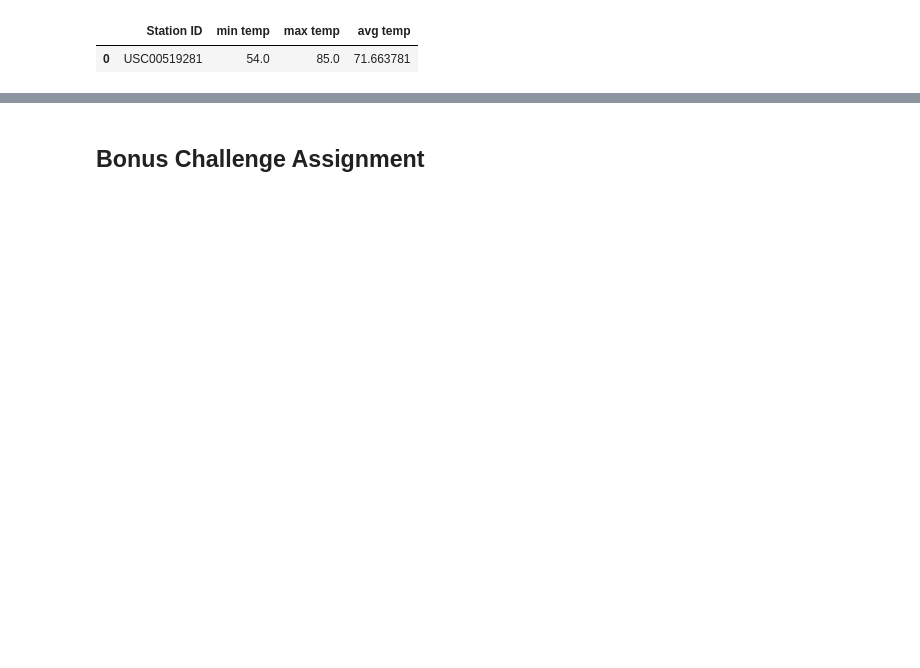
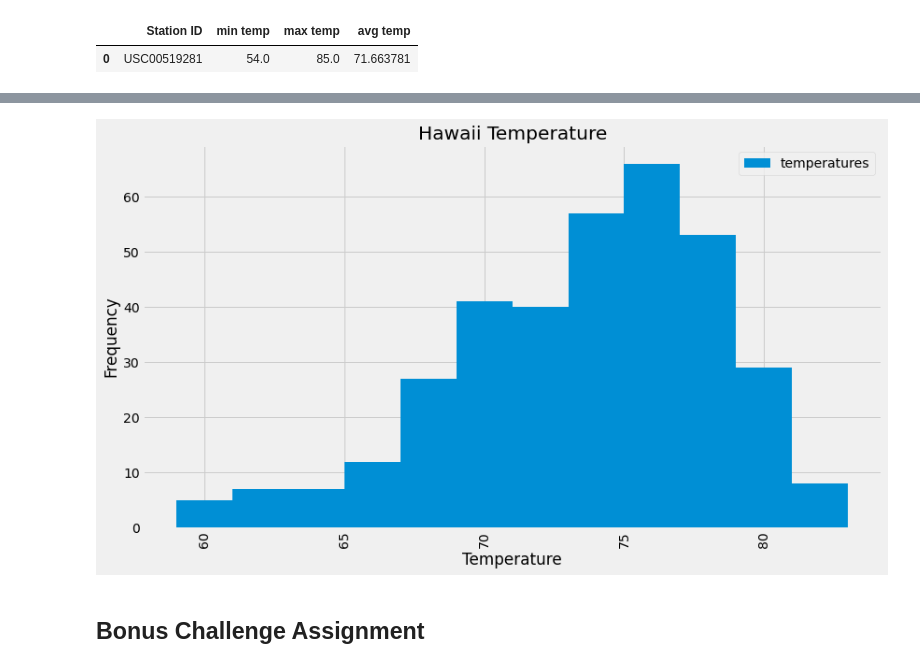
Before and after one commit to LeeProut/sqlalchemy-challenge, a Jupyter notebook: climate.ipynb, the cells around one changed output, grey strips where cells are left out. Drawn from its saved outputs; the diff is of its cells as text; code cells hidden in the pictures; blank space fills up the shorter version.

Commit message:
worked through histogram

```diff
--- a/climate.ipynb
+++ b/climate.ipynb
@@ -202,0 +193,10 @@ active_id_temps_df
+# %%
+# Choose the station with the highest number of temperature observations.
+most_temps = session.query(Measurement.station, func.count(Measurement.tobs))\
+                                .group_by(Measurement.station)\
+                                .order_by(func.count(Measurement.tobs).desc())\
+                                .first()
+most_temps
+
+most_temps_id = most_temps[0]
+print(f"The station with the highest number of temperature observations is {most_temps_id}.")
@@ -202,0 +205,14 @@ active_id_temps_df
+# %%
+# Query the last 12 months of temperature observation data for this station
+# plot the results as a histogram
+temp_data = session.query(Measurement.date, Measurement.tobs).\
+                    filter(Measurement.date >= query_date).\
+                    filter(Measurement.station == most_temps_id).all()
+temp_data
+
+# Save the query results as a Pandas DataFrame and set the index to the date column
+# Sort the dataframe by date
+temp_df = pd.DataFrame(temp_data).sort_values(by="date").set_index("date")
+
+temp_df = temp_df.rename(columns={"tobs": "temperatures"})
+temp_df
@@ -203,3 +234,16 @@ active_id_temps_df
+# %%
+# Use Pandas Plotting with Matplotlib to plot the data
+temp_df.plot(kind="hist", rot=90, figsize=(12,7), grid=True, bins=12)
+
+plt.title("Hawaii Temperature")
+plt.xlabel("Temperature")
+plt.ylabel("Frequency")
+plt.legend(loc="upper right")
+plt.tight_layout()
+plt.savefig("Images/Temperature.png")
+plt.show()
+# %% [output]
+[figure, added]
 # %% [markdown]
 ## Bonus Challenge Assignment
 # %%
```
Also changed, not shown: parts of 8 cells of this notebook, 1 other file.
